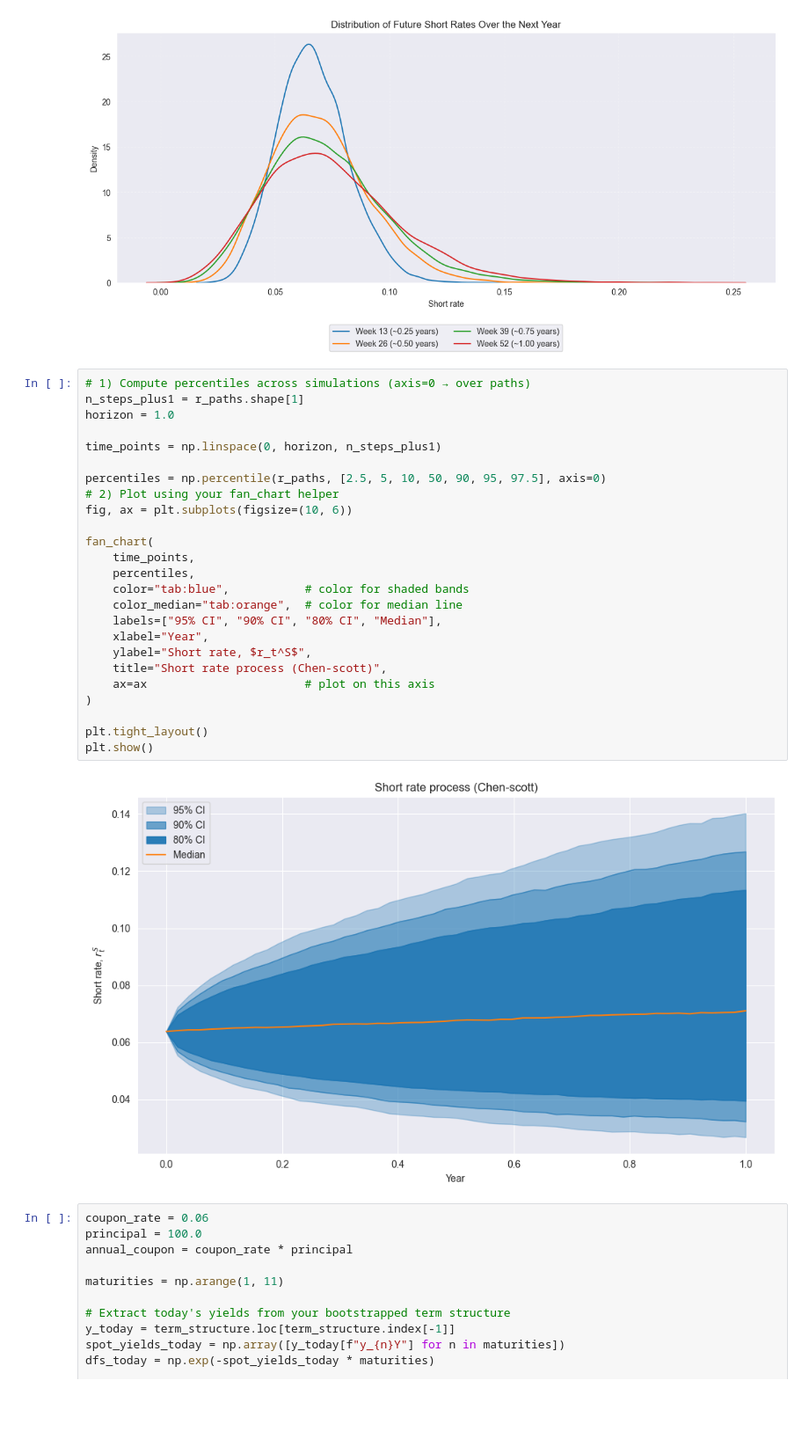
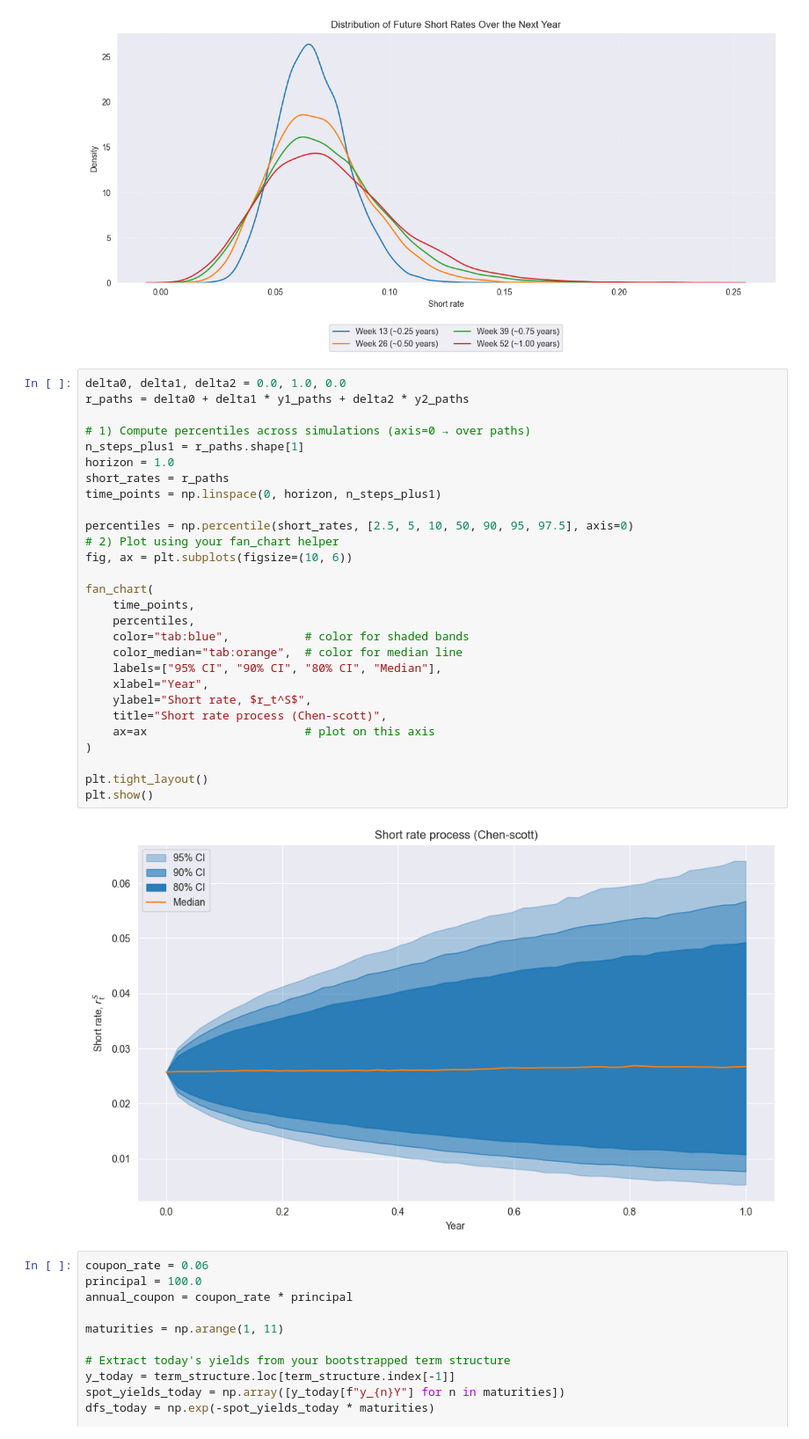
Before and after one commit to Madsnhr/FinEcon, a Jupyter notebook: Exam 2025/codeing/Solution.ipynb, the cells around one changed output. Shown at 88% size. Saved outputs shown, nothing was run; the diff lists cells and outputs as text; blank space fills up the shorter version.

```diff
--- a/Exam 2025/codeing/Solution.ipynb
+++ b/Exam 2025/codeing/Solution.ipynb
@@ -947,32 +1029,35 @@ plt.show()
 # %% [output]
 [figure]
 # %%
+delta0, delta1, delta2 = 0.0, 1.0, 0.0
+r_paths = delta0 + delta1 * y1_paths + delta2 * y2_paths
+
 # 1) Compute percentiles across simulations (axis=0 → over paths)
 n_steps_plus1 = r_paths.shape[1]
 horizon = 1.0
-
+short_rates = r_paths
 time_points = np.linspace(0, horizon, n_steps_plus1)
 
-percentiles = np.percentile(r_paths, [2.5, 5, 10, 50, 90, 95, 97.5], axis=0)
+percentiles = np.percentile(short_rates, [2.5, 5, 10, 50, 90, 95, 97.5], axis=0)
 # 2) Plot using your fan_chart helper
 fig, ax = plt.subplots(figsize=(10, 6))
 
 fan_chart(
     time_points,
     percentiles,
     color="tab:blue",           # color for shaded bands
     color_median="tab:orange",  # color for median line
     labels=["95% CI", "90% CI", "80% CI", "Median"],
     xlabel="Year",
     ylabel="Short rate, $r_t^S$",
     title="Short rate process (Chen-scott)",
     ax=ax                       # plot on this axis
 )
 
 plt.tight_layout()
 plt.show()
 # %% [output]
-[figure, old version]
+[figure, new version]
 # %%
 coupon_rate = 0.06
 principal = 100.0
```
Also changed, not shown: parts of 4 cells of this notebook.
